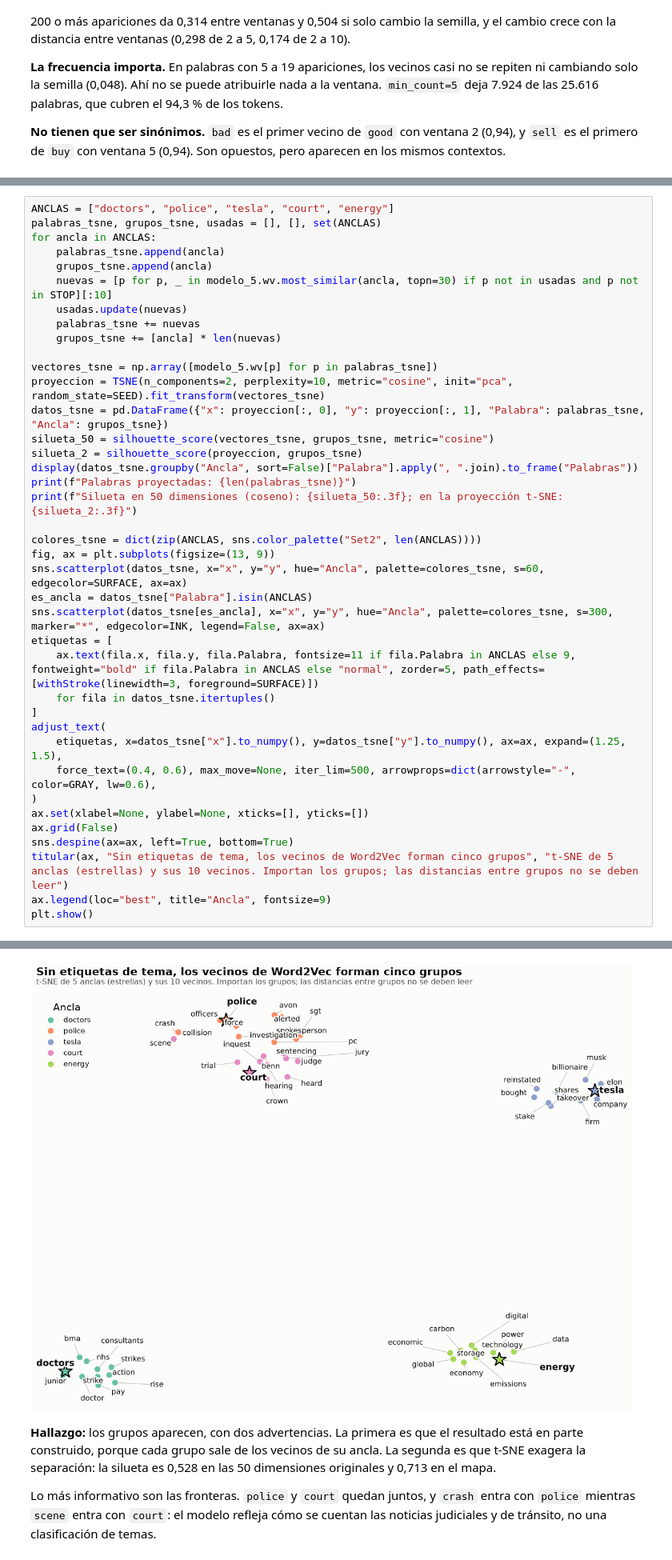
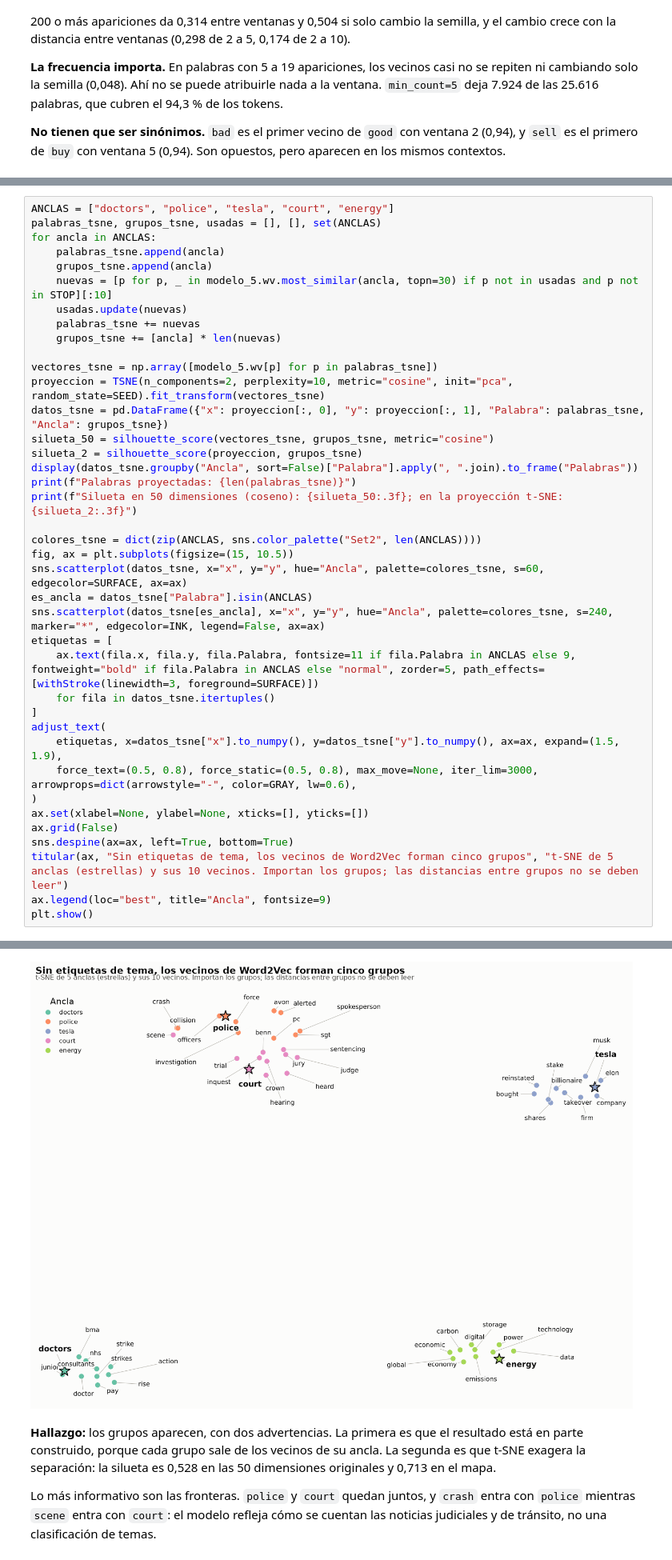
Before and after one commit to AlejoMoncada/llm-assignment1, a Jupyter notebook: 03_Assignment_Sesion1_BoW_Word2Vec.ipynb, the cells around one changed output, grey strips where cells are left out. Shown at 80% size. Drawn from its saved outputs; the diff is of its cells as text.

```diff
--- a/03_Assignment_Sesion1_BoW_Word2Vec.ipynb
+++ b/03_Assignment_Sesion1_BoW_Word2Vec.ipynb
@@ -1226,38 +1226,38 @@ silueta_50 = silhouette_score(vectores_tsne, grupos_tsne, metric="cosine")
 silueta_2 = silhouette_score(proyeccion, grupos_tsne)
 display(datos_tsne.groupby("Ancla", sort=False)["Palabra"].apply(", ".join).to_frame("Palabras"))
 print(f"Palabras proyectadas: {len(palabras_tsne)}")
 print(f"Silueta en 50 dimensiones (coseno): {silueta_50:.3f}; en la proyección t-SNE: {silueta_2:.3f}")
 
 colores_tsne = dict(zip(ANCLAS, sns.color_palette("Set2", len(ANCLAS))))
-fig, ax = plt.subplots(figsize=(13, 9))
+fig, ax = plt.subplots(figsize=(15, 10.5))
 sns.scatterplot(datos_tsne, x="x", y="y", hue="Ancla", palette=colores_tsne, s=60, edgecolor=SURFACE, ax=ax)
 es_ancla = datos_tsne["Palabra"].isin(ANCLAS)
-sns.scatterplot(datos_tsne[es_ancla], x="x", y="y", hue="Ancla", palette=colores_tsne, s=300, marker="*", edgecolor=INK, legend=False, ax=ax)
+sns.scatterplot(datos_tsne[es_ancla], x="x", y="y", hue="Ancla", palette=colores_tsne, s=240, marker="*", edgecolor=INK, legend=False, ax=ax)
 etiquetas = [
     ax.text(fila.x, fila.y, fila.Palabra, fontsize=11 if fila.Palabra in ANCLAS else 9, fontweight="bold" if fila.Palabra in ANCLAS else "normal", zorder=5, path_effects=[withStroke(linewidth=3, foreground=SURFACE)])
     for fila in datos_tsne.itertuples()
 ]
 adjust_text(
-    etiquetas, x=datos_tsne["x"].to_numpy(), y=datos_tsne["y"].to_numpy(), ax=ax, expand=(1.25, 1.5),
-    force_text=(0.4, 0.6), max_move=None, iter_lim=500, arrowprops=dict(arrowstyle="-", color=GRAY, lw=0.6),
+    etiquetas, x=datos_tsne["x"].to_numpy(), y=datos_tsne["y"].to_numpy(), ax=ax, expand=(1.5, 1.9),
+    force_text=(0.5, 0.8), force_static=(0.5, 0.8), max_move=None, iter_lim=3000, arrowprops=dict(arrowstyle="-", color=GRAY, lw=0.6),
 )
 ax.set(xlabel=None, ylabel=None, xticks=[], yticks=[])
 ax.grid(False)
 sns.despine(ax=ax, left=True, bottom=True)
 titular(ax, "Sin etiquetas de tema, los vecinos de Word2Vec forman cinco grupos", "t-SNE de 5 anclas (estrellas) y sus 10 vecinos. Importan los grupos; las distancias entre grupos no se deben leer")
 ax.legend(loc="best", title="Ancla", fontsize=9)
 plt.show()
 # %% [output]
 |  | Palabras |
 | Ancla |  |
 | doctors | doctors, junior, consultants, doc... |
 | police | police, force, officers, crash, c... |
 | tesla | tesla, company, billionaire, elon... |
 | court | court, inquest, hearing, trial, j... |
 | energy | energy, technology, emissions, da... |
 Palabras proyectadas: 55
 Silueta en 50 dimensiones (coseno): 0.528; en la proyección t-SNE: 0.713
-[figure, old version]
+[figure, new version]
 # %% [markdown]
 **Hallazgo:** los grupos aparecen, con dos advertencias. La primera es que el resultado está en parte construido, porque cada grupo sale de los vecinos de su ancla. La segunda es que t-SNE exagera la separación: la silueta es 0,528 en las 50 dimensiones originales y 0,713 en el mapa.
 
```
Also changed, not shown: parts of 22 cells of this notebook, 2 other files.
